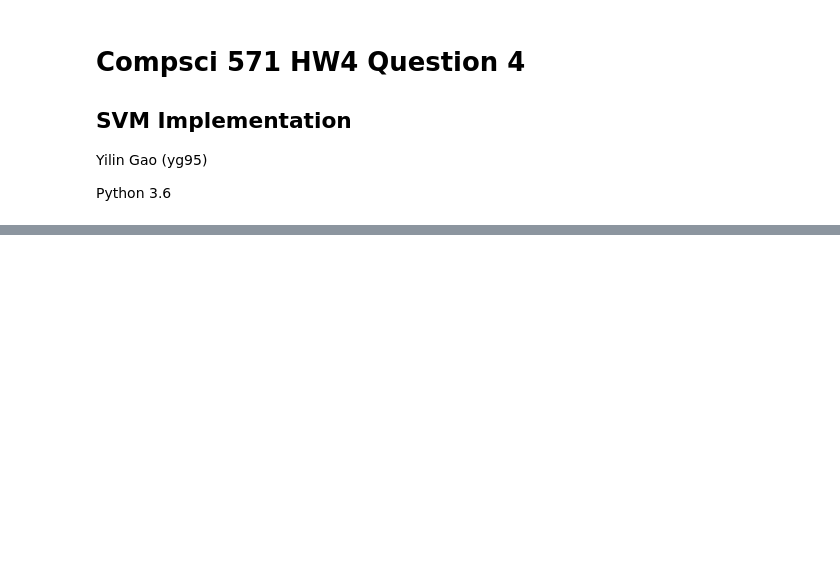
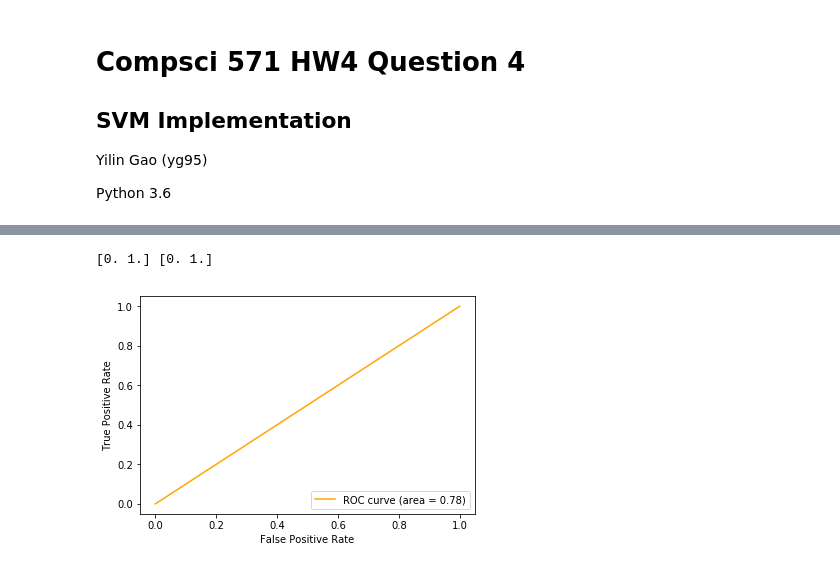
Before and after one commit to YilinGao/ML_assignments, a Jupyter notebook: hw4/hw4_code/q4.ipynb, the cells around one changed output, grey strips where cells are left out. Saved outputs shown, nothing was run; the diff lists cells and outputs as text; code cells hidden in the pictures; blank space fills up the shorter version.

```diff
--- a/hw4/hw4_code/q4.ipynb
+++ b/hw4/hw4_code/q4.ipynb
@@ -66,0 +80,2 @@ HardSvmClassifier.predict = predict
+# %%
+radial5_svm_classifier.train(X_train, y_train)
@@ -66,0 +100,18 @@ HardSvmClassifier.predict = predict
+# %%
+y_hat_radial5 = radial5_svm_classifier.predict(X_test)
+# %%
+accu_radial5 = metrics.accuracy_score(y_test, y_hat)
+auc_radial5 = metrics.roc_auc_score(y_test, y_hat)
+fpr_radial5, tpr_radial5, thresholds_radial5 = metrics.roc_curve(y_test, y_hat_radial5, pos_label=1)
+# %%
+print(fpr_radial5, tpr_radial5)
+# %% [output]
+[0. 1.] [0. 1.]
+# %%
+plt.plot(fpr_radial5, tpr_radial5, color='orange', label='ROC curve (area = %0.2f)' % accu_radial5)
+plt.xlabel('False Positive Rate')
+plt.ylabel('True Positive Rate')
+plt.legend(loc="lower right")
+plt.show()
+# %% [output]
+[figure, added]
```
Also changed, not shown: parts of 23 cells of this notebook, 1 other file.
